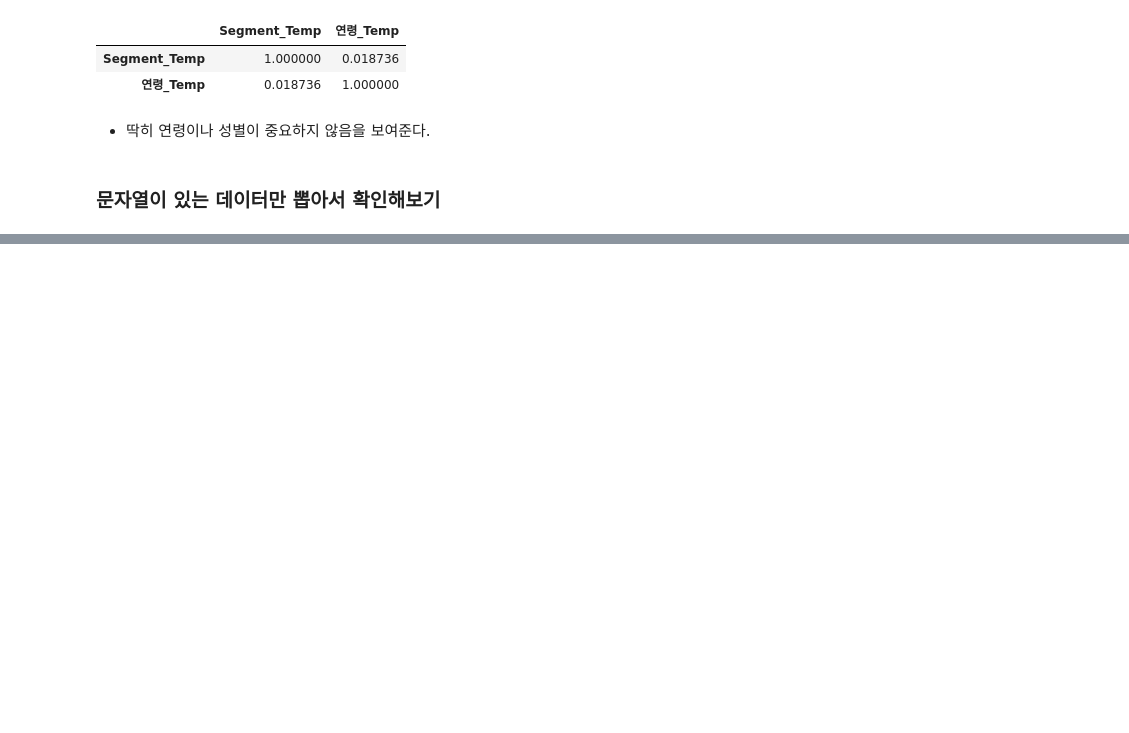
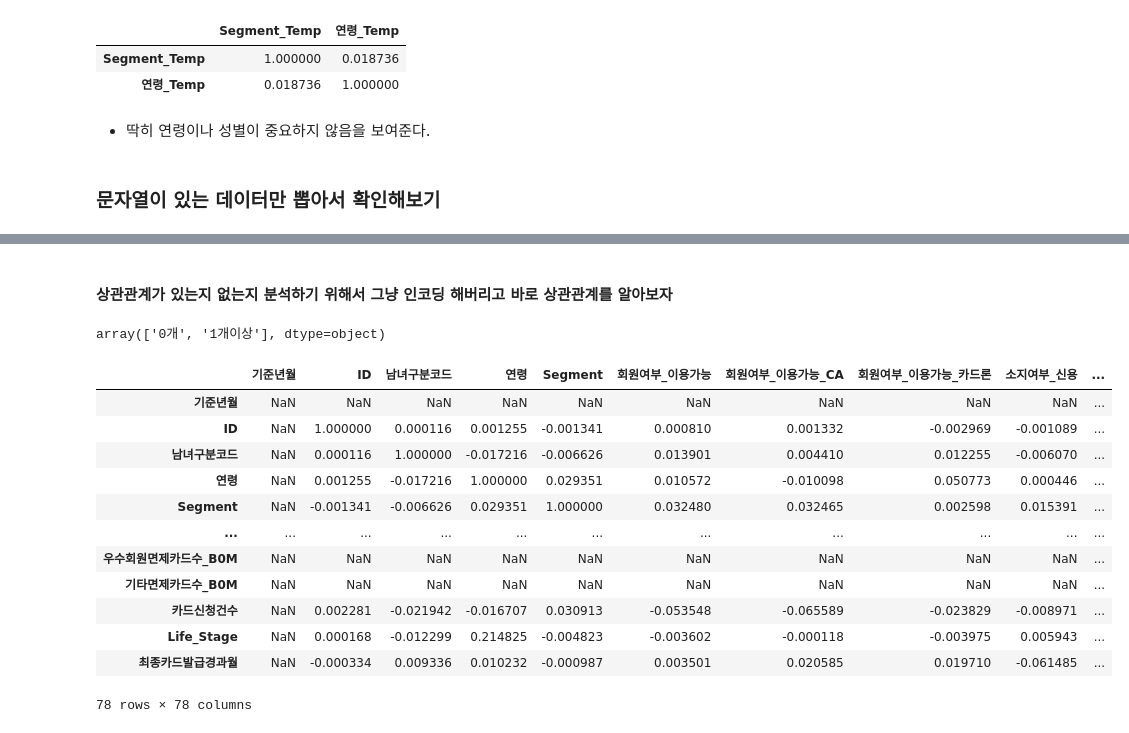
Before and after one commit to BalamBBang/Credit-Card-Segment, a Jupyter notebook: LGW/Data_Analysis.ipynb, the cells around one changed output, grey strips where cells are left out. Drawn from its saved outputs; the diff is of its cells as text; code cells hidden in the pictures; blank space fills up the shorter version.

```diff
--- a/LGW/Data_Analysis.ipynb
+++ b/LGW/Data_Analysis.ipynb
@@ -422,0 +403,29 @@ df.drop(columns=["연령_Temp"], inplace=True)
+# %% [markdown]
+#### 상관관계가 있는지 없는지 분석하기 위해서 그냥 인코딩 해버리고 바로 상관관계를 알아보자
+# %%
+df_String["연회비발생카드수_B0M"].unique()
+# %% [output]
+array(['0개', '1개이상'], dtype=object)
+# %%
+# 1. 문자열 데이터를 숫자로 강제 변환 (가장 확실하고 빠른 방법)
+df_encoded = df.astype(str).apply(lambda x: pd.factorize(x)[0])
+
+# 2. 상관관계 계산
+corr_matrix = df_encoded.corr()
+
+# 3. 결과 출력
+display(corr_matrix)
+# %% [output]
+|  | 기준년월 | ID | 남녀구분코드 | 연령 | Segment | 회원여부_이용가능 | 회원여부_이용가능_CA | 회원여부_이용가능_카드론 | 소지여부_신용 | ... |
+| 기준년월 | NaN | NaN | NaN | NaN | NaN | NaN | NaN | NaN | NaN | ... |
+| ID | NaN | 1.000000 | 0.000116 | 0.001255 | -0.001341 | 0.000810 | 0.001332 | -0.002969 | -0.001089 | ... |
+| 남녀구분코드 | NaN | 0.000116 | 1.000000 | -0.017216 | -0.006626 | 0.013901 | 0.004410 | 0.012255 | -0.006070 | ... |
+| 연령 | NaN | 0.001255 | -0.017216 | 1.000000 | 0.029351 | 0.010572 | -0.010098 | 0.050773 | 0.000446 | ... |
+| Segment | NaN | -0.001341 | -0.006626 | 0.029351 | 1.000000 | 0.032480 | 0.032465 | 0.002598 | 0.015391 | ... |
+| ... | ... | ... | ... | ... | ... | ... | ... | ... | ... | ... |
+| 우수회원면제카드수_B0M | NaN | NaN | NaN | NaN | NaN | NaN | NaN | NaN | NaN | ... |
+| 기타면제카드수_B0M | NaN | NaN | NaN | NaN | NaN | NaN | NaN | NaN | NaN | ... |
+| 카드신청건수 | NaN | 0.002281 | -0.021942 | -0.016707 | 0.030913 | -0.053548 | -0.065589 | -0.023829 | -0.008971 | ... |
+| Life_Stage | NaN | 0.000168 | -0.012299 | 0.214825 | -0.004823 | -0.003602 | -0.000118 | -0.003975 | 0.005943 | ... |
+| 최종카드발급경과월 | NaN | -0.000334 | 0.009336 | 0.010232 | -0.000987 | 0.003501 | 0.020585 | 0.019710 | -0.061485 | ... |
+78 rows × 78 columns
```
Also changed, not shown: parts of 57 cells of this notebook, 3 other files.
